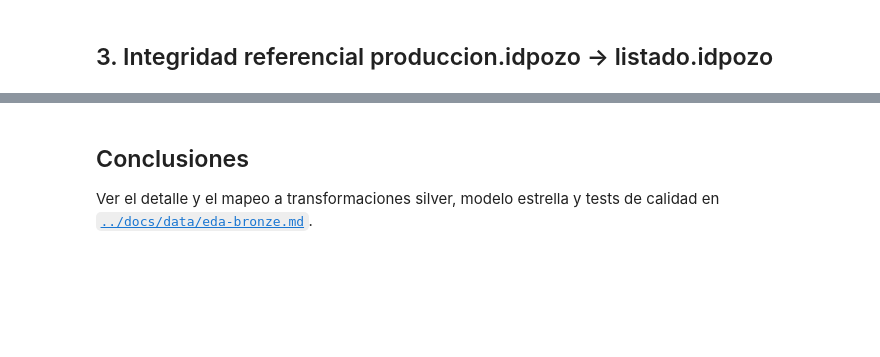
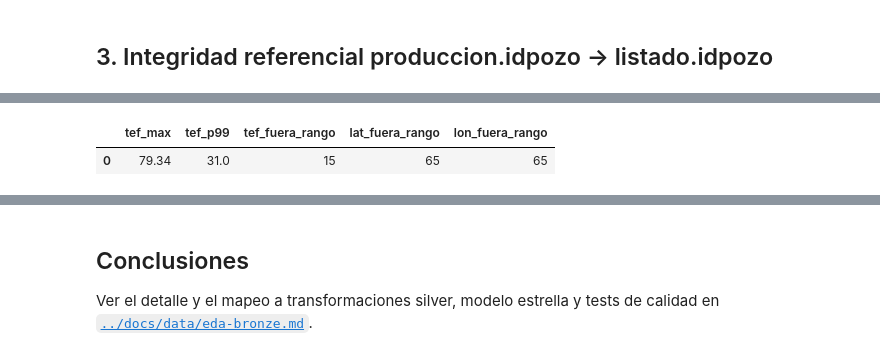
Before and after one commit to joaco1212004/Ingenieria_de_Software---Groba-Salomon-Di_Cola, a Jupyter notebook: notebooks/01_eda_bronze.ipynb, the cells around one changed output, grey strips where cells are left out. Drawn from its saved outputs; the diff is of its cells as text; code cells hidden in the pictures; blank space fills up the shorter version.

```diff
--- a/notebooks/01_eda_bronze.ipynb
+++ b/notebooks/01_eda_bronze.ipynb
@@ -114,0 +256,13 @@ con.sql('''
+# %%
+# Rangos: tef debe ser <= 31 dias; coordenadas dentro de Argentina (lat [-56,-21], lon [-74,-53])
+con.sql('''
+    SELECT max(tef) AS tef_max,
+           round(quantile_cont(tef, 0.99), 1) AS tef_p99,
+           count(*) FILTER (WHERE tef > 31) AS tef_fuera_rango,
+           count(*) FILTER (WHERE coordenaday < -56 OR coordenaday > -21) AS lat_fuera_rango,
+           count(*) FILTER (WHERE coordenadax < -74 OR coordenadax > -53) AS lon_fuera_rango
+    FROM prod
+''').df()
+# %% [output]
+|  | tef_max | tef_p99 | tef_fuera_rango | lat_fuera_rango | lon_fuera_rango |
+| 0 | 79.34 | 31.0 | 15 | 65 | 65 |
```
Also changed, not shown: parts of 15 cells of this notebook, 1 other file.
